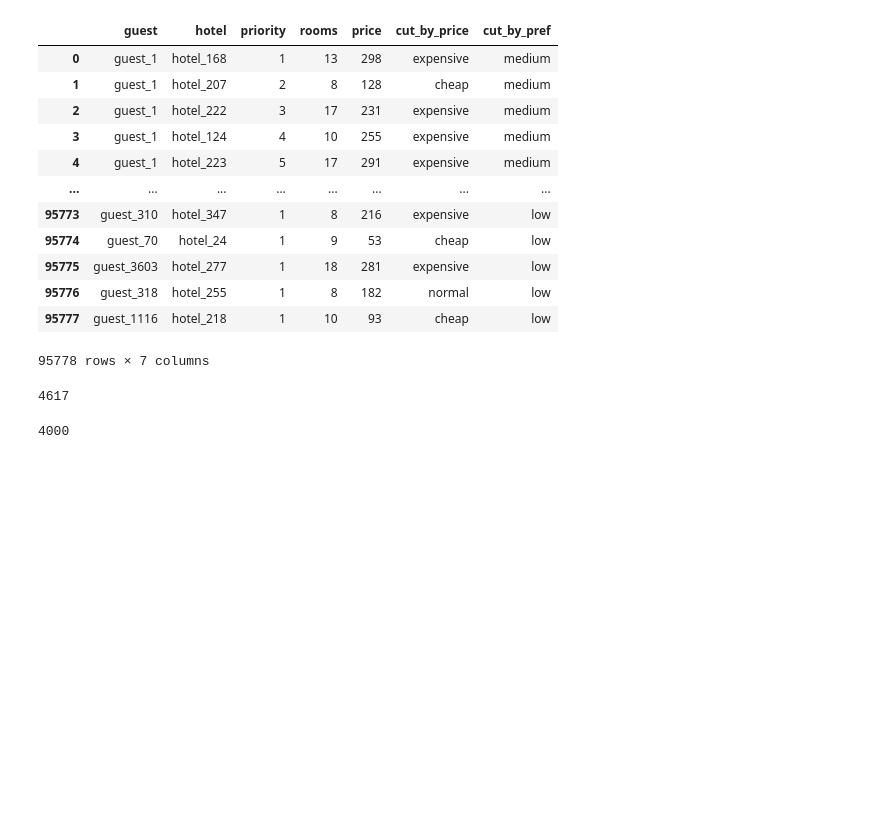
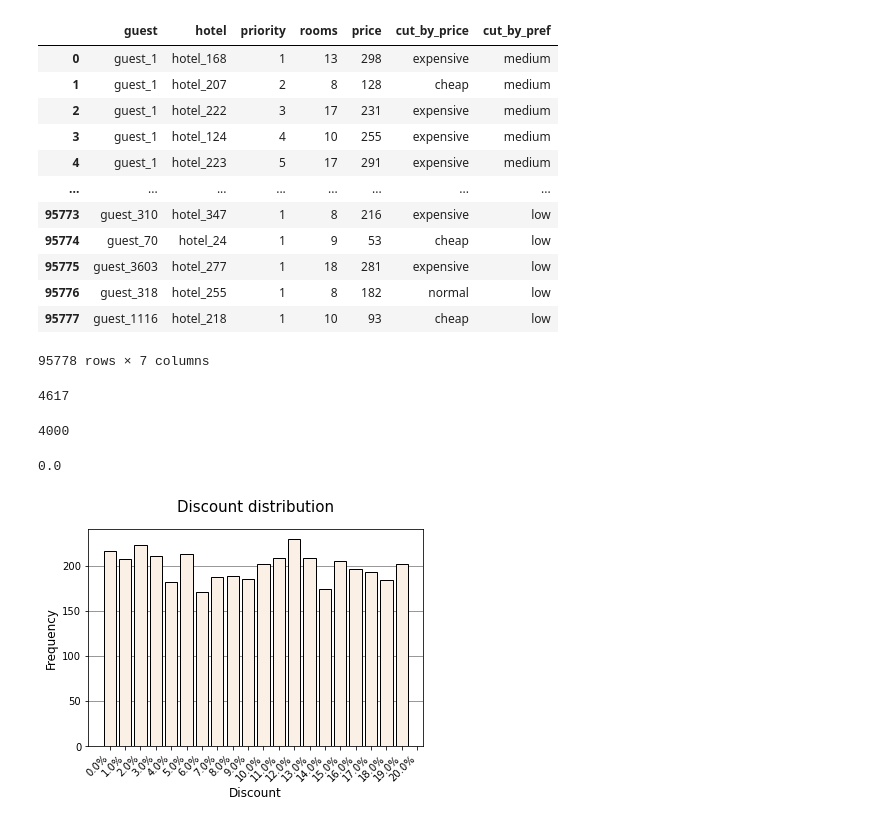
Before and after one commit to giacomonottoli/sogni_doro, a Jupyter notebook: EDA.ipynb, the cells around one changed output. Cells and saved outputs as stored; diff of their text form; code cells hidden in the pictures; blank space fills up the shorter version.

```diff
--- a/EDA.ipynb
+++ b/EDA.ipynb
@@ -384,3 +387,22 @@ df_hotel.rooms.sum()
 len(df_guest)
 # %% [output]
 4000
+# %%
+df_guest['discount'].min()
+# %% [output]
+0.0
+# %%
+fig, ax1 = plt.subplots()
+x = np.arange(df_guest['discount'].min(),df_guest['discount'].max()+0.02,0.01)
+ax1.hist(df_guest['discount'],bins = x, rwidth=0.8,align='left', color='linen',ec = 'black')
+plt.title('Discount distribution',fontsize=15,y=1.05)
+ax1.set_ylabel('Frequency',fontsize=12)
+ax1.set_xlabel('Discount',fontsize=12)
+ax1.set_axisbelow(True)
+ax1.yaxis.grid(color='gray', linestyle='solid')
+ax1.xaxis.set_ticks(x)
+ax1.set_xticklabels(x,rotation=45,ha='right', fontsize=10)
+ax1.xaxis.set_major_formatter(mtick.PercentFormatter(1.0))
+fig.savefig('pics/discount.png',bbox_inches='tight')
+# %% [output]
+[figure, added]
```
Also changed, not shown: parts of 2 cells of this notebook, 11 other files.
